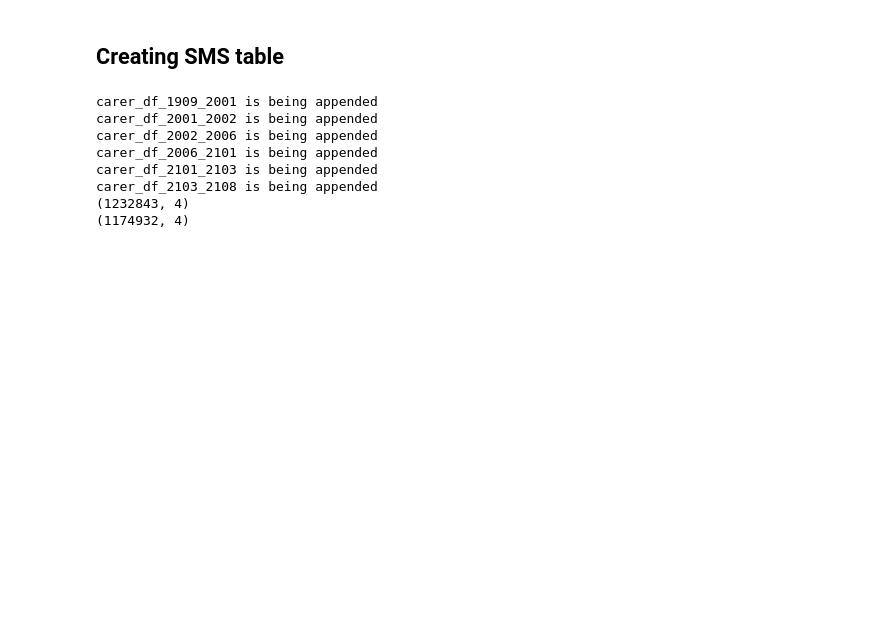
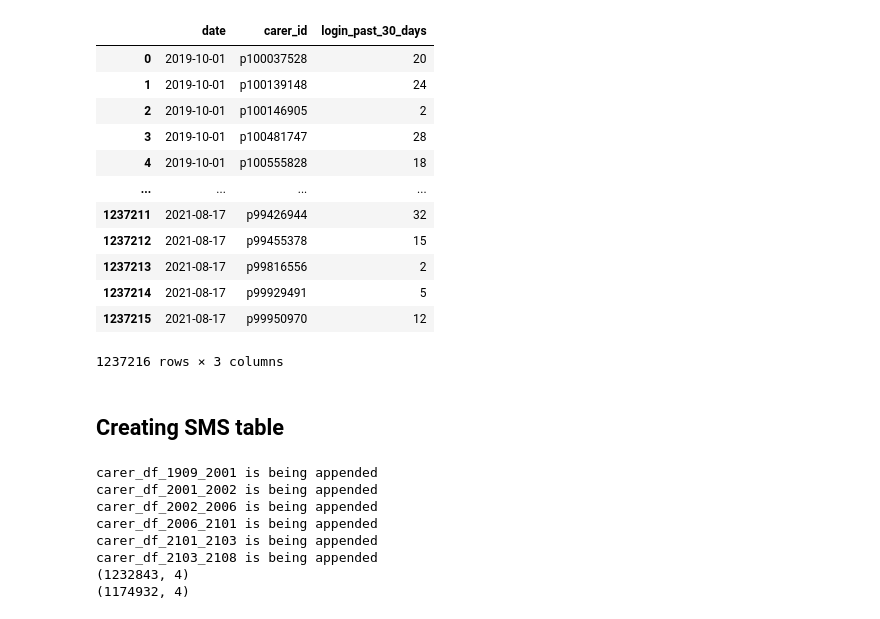
Before and after one commit to bonaventura-elder/carer_targeting, a Jupyter notebook: src/creating MB tables.ipynb, the cells around one changed output. Cells and saved outputs as stored; diff of their text form; code cells hidden in the pictures; blank space fills up the shorter version.

```diff
--- a/src/creating MB tables.ipynb
+++ b/src/creating MB tables.ipynb
@@ -115,0 +19,22 @@ print(datetime.now())
+# %%
+query = '''
+ SELECT
+       d.date,
+       v.carer_id,
+       count(*) as login_past_30_days
+FROM dates d
+LEFT JOIN (
+    SELECT
+           date(timestamp) as work_date,
+           carer_id
+    FROM live_STATS_CARER_ACCOUNT_LOGS
+    WHERE timestamp >= '2019-9-01' and timestamp <= '2021-08-17' AND event_type = 'LOGIN' and impersonated != 1
+    and carer_id IS NOT NULL
+        ) v on d.date> v.work_date AND date_add(d.date, INTERVAL -30 day) <= v.work_date
+WHERE d.date >= '2019-10-01' and d.date <= '2021-08-17'
+GROUP BY 1,2
+'''
+
+print(datetime.now())
+df2 = pd.read_sql(query,conn)
+print(datetime.now())
@@ -116 +44,17 @@ print(datetime.now())
+# %%
+df2
+# %% [output]
+|  | date | carer_id | login_past_30_days |
+| 0 | 2019-10-01 | p100037528 | 20 |
+| 1 | 2019-10-01 | p100139148 | 24 |
+| 2 | 2019-10-01 | p100146905 | 2 |
+| 3 | 2019-10-01 | p100481747 | 28 |
+| 4 | 2019-10-01 | p100555828 | 18 |
+| ... | ... | ... | ... |
+| 1237211 | 2021-08-17 | p99426944 | 32 |
+| 1237212 | 2021-08-17 | p99455378 | 15 |
+| 1237213 | 2021-08-17 | p99816556 | 2 |
+| 1237214 | 2021-08-17 | p99929491 | 5 |
+| 1237215 | 2021-08-17 | p99950970 | 12 |
+1237216 rows × 3 columns
 # %%
```
Also changed, not shown: parts of 3 cells of this notebook, 2 other files.
